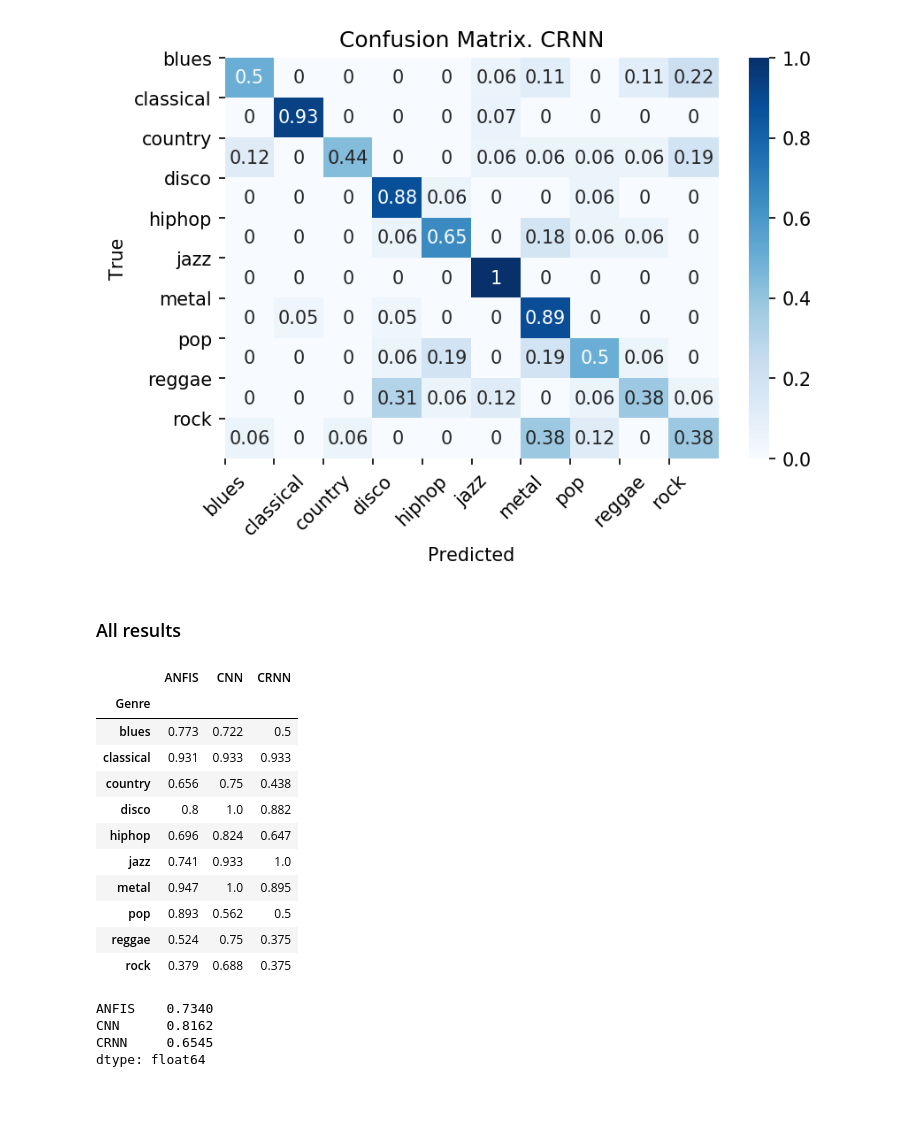
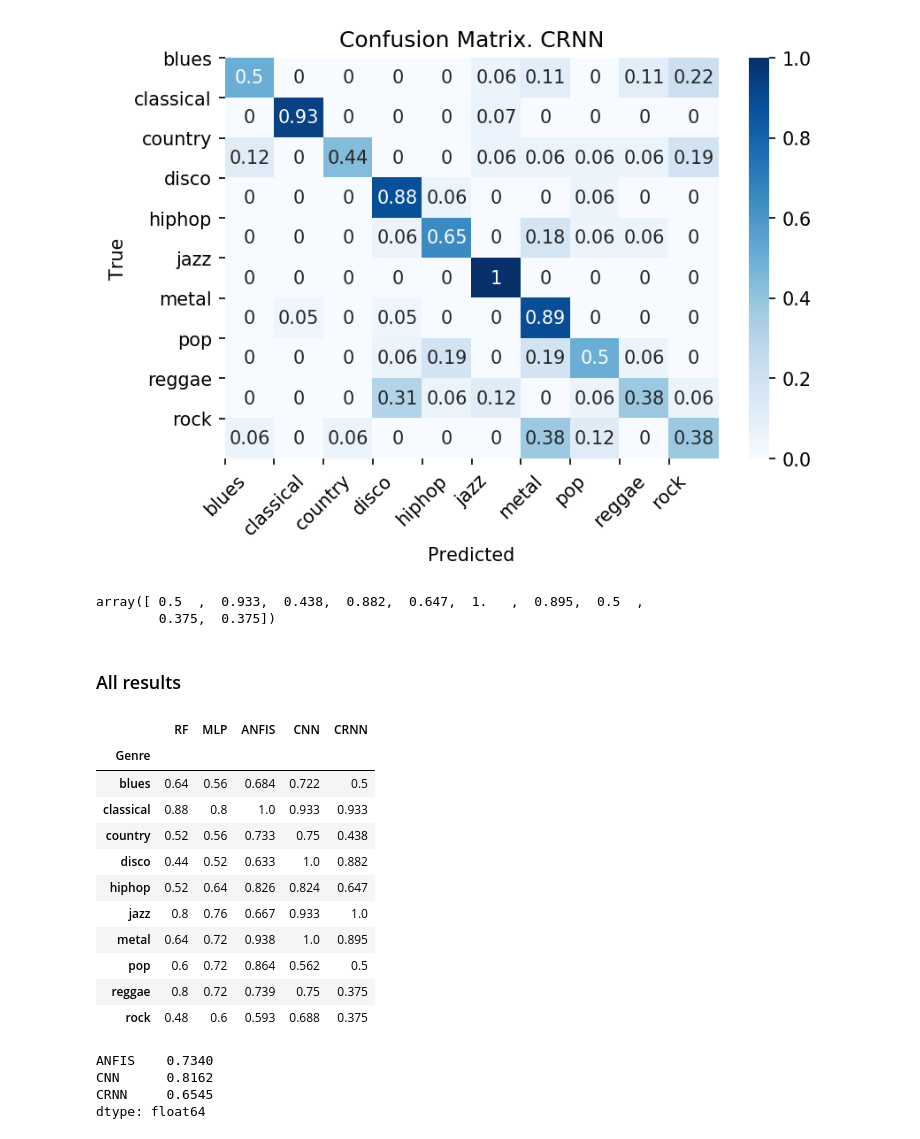
Before and after one commit to Hadryan/MusicGenreClassification3, a Jupyter notebook: Notebooks/ResultsNotebook.ipynb, the cells around one changed output. Drawn from its saved outputs; the diff is of its cells as text; code cells hidden in the pictures; blank space fills up the shorter version.

```diff
--- a/Notebooks/ResultsNotebook.ipynb
+++ b/Notebooks/ResultsNotebook.ipynb
@@ -102,12 +270,12 @@ Y_train = np_utils.to_categorical(y_train, nb_classes)
 Y_val = np_utils.to_categorical(y_val, nb_classes)
 Y_test = np_utils.to_categorical(y_test, nb_classes)
 # %%
-model_cnn = MusicTaggerCNN(weights='msd', input_tensor=(1, 96, 1366))
+model_cnn = GenreRecCNN(weights='msd', input_tensor=(1, 96, 1366))
 model_cnn.compile(loss='categorical_crossentropy',
               optimizer='adam',
               metrics=['accuracy'])
 # %%
 model_cnn.load_weights('/home/stasdon/git/temp/musicgenrerecognition/scripts/crnn/models_trained/cnn_net_adam_GTZAN_OLD/weights/01-0.89.hdf5')
 # %%
-preds_cnn = model_cnn.predict(X_test, batch_size=cfg.BATCH_SIZE, verbose=1)
+preds_cnn = model_cnn.predict(X_test, batch_size=128, verbose=1)
 # %% [output]
@@ -154,5 +324,5 @@ from tagger_net import MusicTaggerCRNN
 # %%
-model_crnn = MusicTaggerCRNN(weights='msd', input_tensor=(1, 96, 1366))
+model_crnn = GenreRecCRNN(weights='msd', input_tensor=(1, 96, 1366))
 model_crnn.compile(loss='categorical_crossentropy',
               optimizer='adam',
               metrics=['accuracy'])
@@ -181,5 +351,5 @@ Trainable params: 22,026
 Non-trainable params: 377,216
 ____________________________________________________________________________________________________
 # %%
-preds_crnn = model_crnn.predict(X_test, batch_size=cfg.BATCH_SIZE, verbose=1)
+preds_crnn = model_crnn.predict(X_test, batch_size=128, verbose=1)
 # %% [output]
@@ -195,26 +365,31 @@ for i in g_to_anfis:
     args = np.where(y_test == i)
     res_vals_crnn.append(accuracy_score(y_test[args], y_pred_crnn[args]))
 res_vals_crnn = np.around(np.array(res_vals_crnn), 3)
+# %%
+res_vals_crnn
+# %% [output]
+array([ 0.5  ,  0.933,  0.438,  0.882,  0.647,  1.   ,  0.895,  0.5  ,
+        0.375,  0.375])
 # %% [markdown]
 ### All results
 # %%
-res_df = pd.DataFrame(np.column_stack((list(genres_map_anfis.keys()), res_vals_anfis,
+res_df = pd.DataFrame(np.column_stack((list(genres_map_anfis.keys()), res_vals_rfc, res_vals_mlp, anfis_scaled_res,
                                        res_vals_cnn, res_vals_crnn)),
-                      columns=['Genre', 'ANFIS', 'CNN', 'CRNN'])
+                      columns=['Genre', 'RF', 'MLP', 'ANFIS', 'CNN', 'CRNN'])
 res_df.set_index(['Genre'])
 # %% [output]
-|  | ANFIS | CNN | CRNN |
-| Genre |  |  |  |
-| blues | 0.773 | 0.722 | 0.5 |
-| classical | 0.931 | 0.933 | 0.933 |
-| country | 0.656 | 0.75 | 0.438 |
-| disco | 0.8 | 1.0 | 0.882 |
-| hiphop | 0.696 | 0.824 | 0.647 |
-| jazz | 0.741 | 0.933 | 1.0 |
-| metal | 0.947 | 1.0 | 0.895 |
-| pop | 0.893 | 0.562 | 0.5 |
-| reggae | 0.524 | 0.75 | 0.375 |
-| rock | 0.379 | 0.688 | 0.375 |
+|  | RF | MLP | ANFIS | CNN | CRNN |
+| Genre |  |  |  |  |  |
+| blues | 0.64 | 0.56 | 0.684 | 0.722 | 0.5 |
+| classical | 0.88 | 0.8 | 1.0 | 0.933 | 0.933 |
+| country | 0.52 | 0.56 | 0.733 | 0.75 | 0.438 |
+| disco | 0.44 | 0.52 | 0.633 | 1.0 | 0.882 |
+| hiphop | 0.52 | 0.64 | 0.826 | 0.824 | 0.647 |
+| jazz | 0.8 | 0.76 | 0.667 | 0.933 | 1.0 |
+| metal | 0.64 | 0.72 | 0.938 | 1.0 | 0.895 |
+| pop | 0.6 | 0.72 | 0.864 | 0.562 | 0.5 |
+| reggae | 0.8 | 0.72 | 0.739 | 0.75 | 0.375 |
+| rock | 0.48 | 0.6 | 0.593 | 0.688 | 0.375 |
 # %%
 res_df[['ANFIS', 'CNN', 'CRNN']] = res_df[['ANFIS', 'CNN', 'CRNN']].astype(float)
 # %%
```
Also changed, not shown: parts of 44 cells of this notebook, 2 other files.
